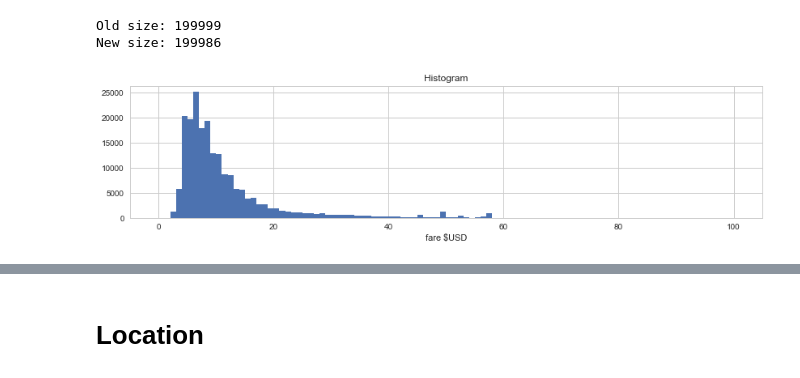
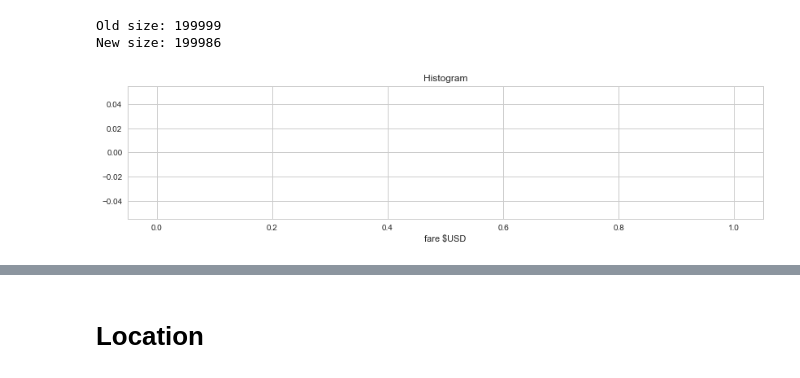
Before and after one commit to amyncarol/taxi_fare, a Jupyter notebook: EDA.ipynb, the cells around one changed output, grey strips where cells are left out. Cells and saved outputs as stored; diff of their text form; code cells hidden in the pictures.

```diff
--- a/EDA.ipynb
+++ b/EDA.ipynb
@@ -11,7 +11,8 @@ plt.style.use('seaborn-whitegrid')
 # %% [markdown]
 # Read Data
 # %%
+%time
 #read train data
-df_train = pd.read_csv('data/train.csv', nrows = 200000, parse_dates=['pickup_datetime'])
-df_train.head()
+df_train = pd.read_feather('data/train_processed.feather')
+df_train.head(5)
 # %% [output]
@@ -100,8 +154,8 @@ Old size: 199999
 New size: 199986
 # %%
 #fare dist
-df_train[df_train.fare_amount<=100].fare_amount.hist(bins = 100, figsize=(14, 3))
+df_train[(df_train.fare_amount<=2000) & (df_train.fare_amount>600)].fare_amount.hist(bins = 100, figsize=(14, 3))
 plt.xlabel('fare $USD')
 plt.title('Histogram');
 # %% [output]
-[figure, old version]
+[figure, new version]
```
Also changed, not shown: parts of 13 cells of this notebook.
